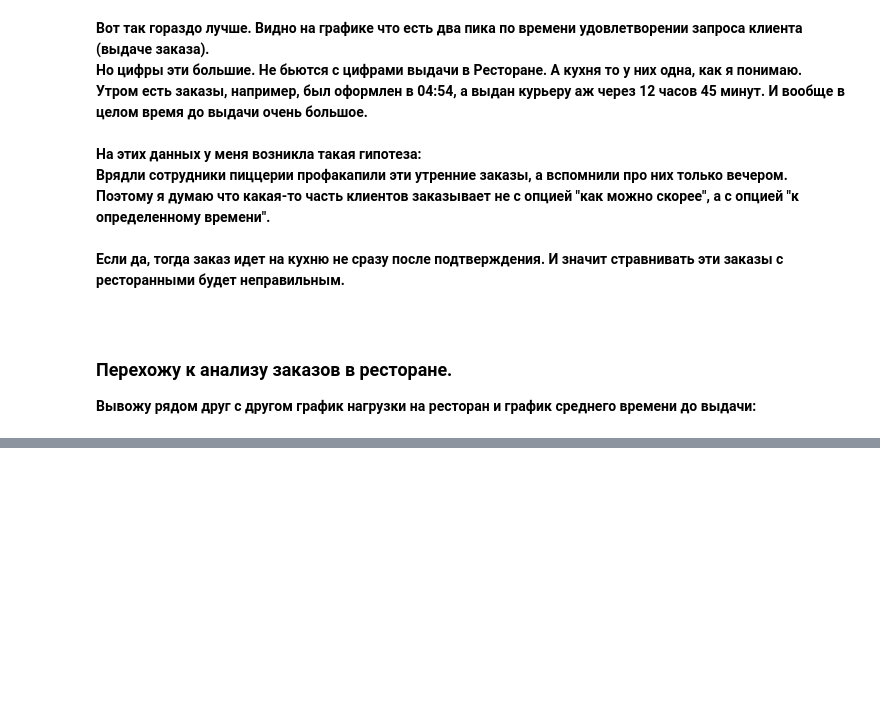
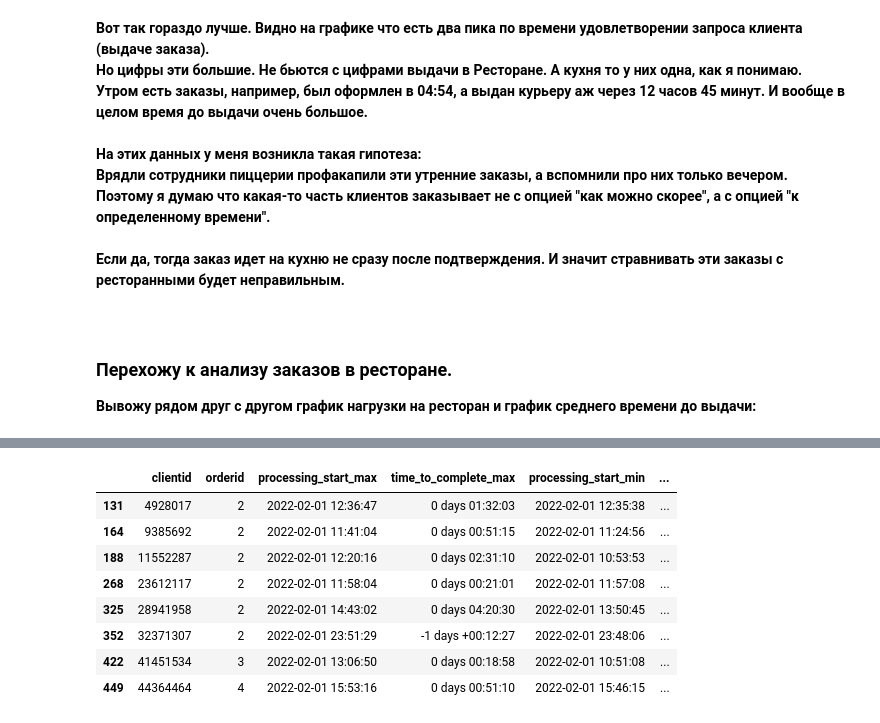
Before and after one commit to trscod/data_analysis_python_pizzeria_customer_loyality, a Jupyter notebook: Отчет по интро-задаче.ipynb, the cells around one changed output, grey strips where cells are left out. Saved outputs shown, nothing was run; the diff lists cells and outputs as text; code cells hidden in the pictures; blank space fills up the shorter version.

```diff
--- a/Отчет по интро-задаче.ipynb
+++ b/Отчет по интро-задаче.ipynb
@@ -423,0 +578,27 @@ __В графике нагрузки видно что есть два пико
+# %%
+resaurant_have_bakes_ce = intro_data\
+.query("clientid != 0")\
+.drop_duplicates(subset=['orderid'])
+# display(resaurant_have_bakes_ce)
+resaurant_have_bakes_cx = resaurant_have_bakes_ce\
+.groupby(['clientid','orderid'], as_index=False)\
+.agg({'processing_start': 'max','time_to_complete':'max'})
+resaurant_have_bakes_cx['processing_start_min'] = resaurant_have_bakes_cx['processing_start']
+resaurant_have_bakes_cx['time_to_complete_min'] = resaurant_have_bakes_cx['time_to_complete']
+resaurant_have_bakes_cx.rename(columns={'processing_start':'processing_start_max'}, inplace=True)
+resaurant_have_bakes_cx.rename(columns={'time_to_complete':'time_to_complete_max'}, inplace=True)
+resaurant_have_bakes_cx = resaurant_have_bakes_cx\
+.groupby(['clientid'], as_index=False)\
+.agg({'orderid': 'count','processing_start_max':'max','time_to_complete_max':'max','processing_start_min':'min','time_to_complete_min':'min'})\
+.query("orderid >  1")
+display(resaurant_have_bakes_cx.sort_values(by='clientid', ascending=True))
+# %% [output]
+|  | clientid | orderid | processing_start_max | time_to_complete_max | processing_start_min | ... |
+| 131 | 4928017 | 2 | 2022-02-01 12:36:47 | 0 days 01:32:03 | 2022-02-01 12:35:38 | ... |
+| 164 | 9385692 | 2 | 2022-02-01 11:41:04 | 0 days 00:51:15 | 2022-02-01 11:24:56 | ... |
+| 188 | 11552287 | 2 | 2022-02-01 12:20:16 | 0 days 02:31:10 | 2022-02-01 10:53:53 | ... |
+| 268 | 23612117 | 2 | 2022-02-01 11:58:04 | 0 days 00:21:01 | 2022-02-01 11:57:08 | ... |
+| 325 | 28941958 | 2 | 2022-02-01 14:43:02 | 0 days 04:20:30 | 2022-02-01 13:50:45 | ... |
+| 352 | 32371307 | 2 | 2022-02-01 23:51:29 | -1 days +00:12:27 | 2022-02-01 23:48:06 | ... |
+| 422 | 41451534 | 3 | 2022-02-01 13:06:50 | 0 days 00:18:58 | 2022-02-01 10:51:08 | ... |
+| 449 | 44364464 | 4 | 2022-02-01 15:53:16 | 0 days 00:51:10 | 2022-02-01 15:46:15 | ... |
```
Also changed, not shown: parts of 11 cells of this notebook.
